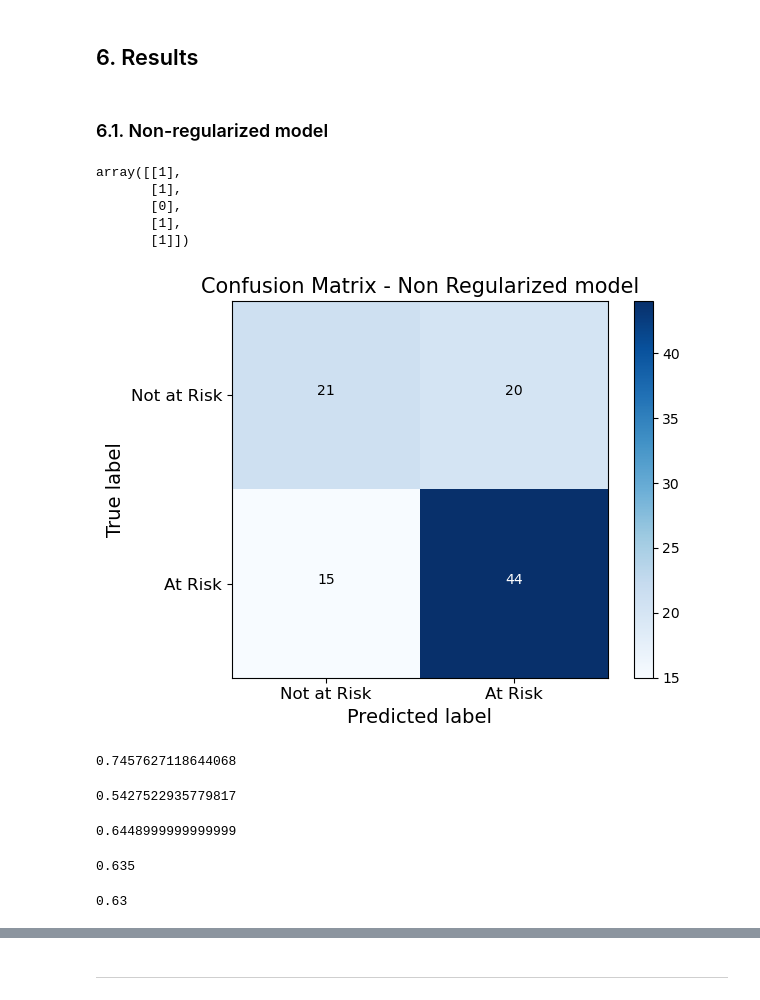
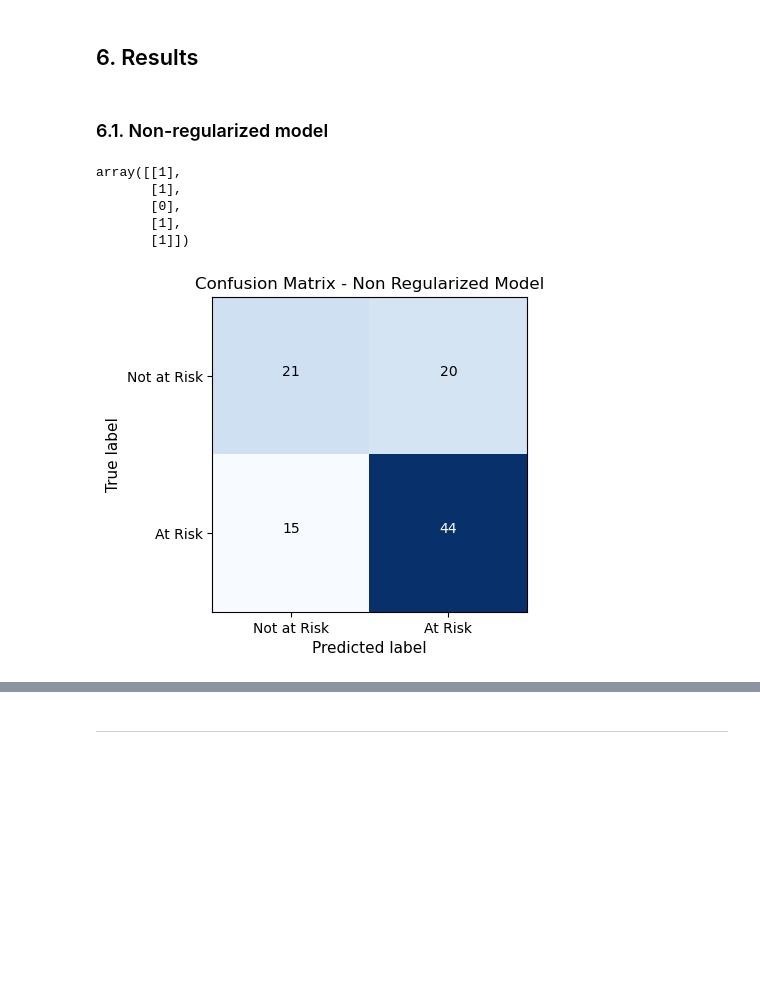
Before and after one commit to SebastianoDenegri/Targeted_Suicide_Intervention, a Jupyter notebook: Reddit_Users_Classification_part_5.ipynb, the cells around one changed output, grey strips where cells are left out. Drawn from its saved outputs; the diff is of its cells as text; code cells hidden in the pictures; blank space fills up the shorter version.

```diff
--- a/Reddit_Users_Classification_part_5.ipynb
+++ b/Reddit_Users_Classification_part_5.ipynb
@@ -171,58 +175,41 @@ from sklearn.metrics import roc_curve, roc_auc_score, confusion_matrix, classifi
 import itertools
 # %% [markdown]
-### 6.1. Non-regularized model
+### 6.1. Non-regularized model <a name='nonreg'></a>
 # %%
 #load the non-regularized model's predictions from the project part 1
 with open('ypred.pkl', 'rb') as f:
     ypred = pickle.load(f)
-# %%
-ypred[0:5]
-# %% [output]
-array([[1],
-       [1],
-       [0],
-       [1],
-       [1]])
+# %%
+#assigning the classes by applying the "default" probability threshold of 50%
+ypred_class = (ypred >= .5).astype('int')
+ypred_class[0:5]
+# %% [output]
+array([[1],
+       [1],
+       [0],
+       [1],
+       [1]])
 # %%
 #Define a function for better visualization of Confusion Matrix
-def plot_confusion_matrix(cm, classes, title='Confusion Matrix', cmap=plt.cm.Blues):
+def plot_confusion_matrix(cm, classes, title='Confusion Matrix', cmap=plt.cm.Blues, ax=plt.gca):
     plt.imshow(cm, interpolation='nearest', cmap=cmap)
-    plt.title(title, fontsize=15)
-    plt.colorbar()
+    plt.title(title, fontsize=12)
+    #plt.colorbar()
     tick_marks = np.arange(len(classes))
-    plt.xticks(tick_marks, classes, fontsize=12)
-    plt.yticks(tick_marks, classes, fontsize=12)
+    plt.xticks(tick_marks, classes, fontsize=10)
+    plt.yticks(tick_marks, classes, fontsize=10)
     fmt = 'd'
     thresh = cm.max() / 2.
     for i, j in itertools.product(range(cm.shape[0]), range(cm.shape[1])):
         plt.text(j, i, format(cm[i, j], fmt), horizontalalignment="center", color="white" if cm[i, j] > thresh else "black")
-    plt.ylabel('True label', fontsize=14)
-    plt.xlabel('Predicted label', fontsize=14)
+    plt.ylabel('True label', fontsize=11)
+    plt.xlabel('Predicted label', fontsize=11)
     plt.tight_layout()
 
 
-rnn_cm = confusion_matrix(y_test, ypred, labels=[0,1])
-plot_confusion_matrix(rnn_cm, classes=['Not at Risk', 'At Risk'], title='Confusion Matrix - Non Regularized model')
+rnn_cm = confusion_matrix(y_test, ypred_class, labels=[0,1])
+plt.figure(figsize=(4.5,4.5))
+plot_confusion_matrix(rnn_cm, classes=['Not at Risk', 'At Risk'], title='Confusion Matrix - Non Regularized Model')
+plt.show()
 # %% [output]
-[figure, old version]
+[figure, new version]
-# %%
-44/59
-# %% [output]
-0.7457627118644068
-# %%
-#(precision * recall)/(precision + recall)
-2*((.58*.51)/(.58+.51))
-# %% [output]
-0.5427522935779817
-# %%
-((0.58*41)+(0.69*59))/100
-# %% [output]
-0.6448999999999999
-# %%
-(.58+.69)/2
-# %% [output]
-0.635
-# %%
-(.51+.75)/2
-# %% [output]
-0.63
```
Also changed, not shown: parts of 57 cells of this notebook, 1 other file.
